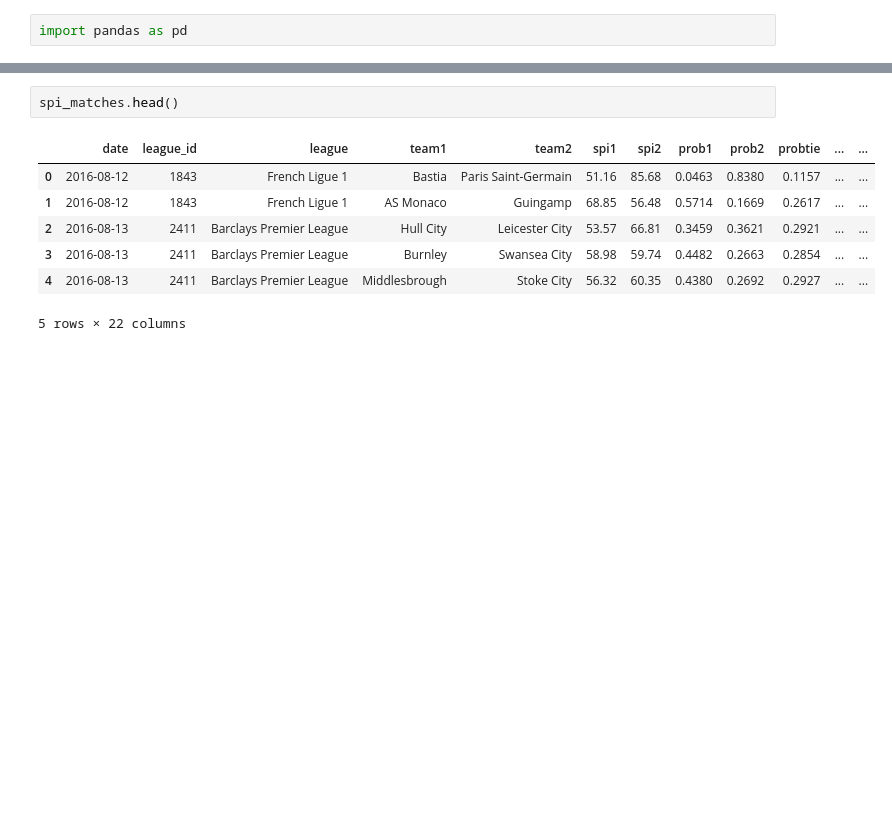
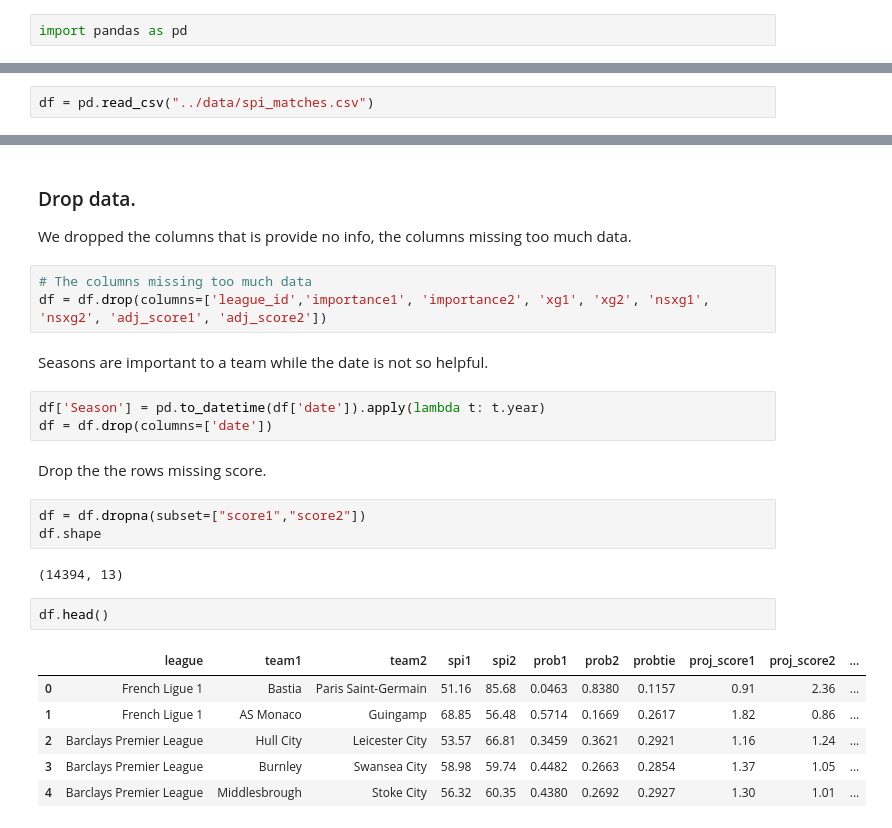
Before and after one commit to RuotingZheng/MajorLeague, a Jupyter notebook: notebook/MajorLeague.ipynb, the cells around one changed output, grey strips where cells are left out. Saved outputs shown, nothing was run; the diff lists cells and outputs as text; blank space fills up the shorter version.

```diff
--- a/notebook/MajorLeague.ipynb
+++ b/notebook/MajorLeague.ipynb
@@ -12,0 +14,2 @@ spi_rankings_intl = pd.read_csv("../data/spi_global_rankings_intl.csv")
+# %%
+df = pd.read_csv("../data/spi_matches.csv")
@@ -13,10 +55,27 @@ spi_rankings_intl = pd.read_csv("../data/spi_global_rankings_intl.csv")
+# %% [markdown]
+### Drop data.
+We dropped the columns that is provide no info, the columns missing too much data.
+# %%
+# The columns missing too much data
+df = df.drop(columns=['league_id','importance1', 'importance2', 'xg1', 'xg2', 'nsxg1', 'nsxg2', 'adj_score1', 'adj_score2'])
+# %% [markdown]
+Seasons are important to a team while the date is not so helpful.
+# %%
+df['Season'] = pd.to_datetime(df['date']).apply(lambda t: t.year)
+df = df.drop(columns=['date'])
+# %% [markdown]
+Drop the the rows missing score.
+# %%
+df = df.dropna(subset=["score1","score2"])
+df.shape
+# %% [output]
+(14394, 13)
 # %%
-spi_matches.head()
+df.head()
 # %% [output]
-|  | date | league_id | league | team1 | team2 | spi1 | spi2 | prob1 | prob2 | probtie | ... | ... |
-| 0 | 2016-08-12 | 1843 | French Ligue 1 | Bastia | Paris Saint-Germain | 51.16 | 85.68 | 0.0463 | 0.8380 | 0.1157 | ... | ... |
-| 1 | 2016-08-12 | 1843 | French Ligue 1 | AS Monaco | Guingamp | 68.85 | 56.48 | 0.5714 | 0.1669 | 0.2617 | ... | ... |
-| 2 | 2016-08-13 | 2411 | Barclays Premier League | Hull City | Leicester City | 53.57 | 66.81 | 0.3459 | 0.3621 | 0.2921 | ... | ... |
-| 3 | 2016-08-13 | 2411 | Barclays Premier League | Burnley | Swansea City | 58.98 | 59.74 | 0.4482 | 0.2663 | 0.2854 | ... | ... |
-| 4 | 2016-08-13 | 2411 | Barclays Premier League | Middlesbrough | Stoke City | 56.32 | 60.35 | 0.4380 | 0.2692 | 0.2927 | ... | ... |
+|  | league | team1 | team2 | spi1 | spi2 | prob1 | prob2 | probtie | proj_score1 | proj_score2 | ... |
+| 0 | French Ligue 1 | Bastia | Paris Saint-Germain | 51.16 | 85.68 | 0.0463 | 0.8380 | 0.1157 | 0.91 | 2.36 | ... |
+| 1 | French Ligue 1 | AS Monaco | Guingamp | 68.85 | 56.48 | 0.5714 | 0.1669 | 0.2617 | 1.82 | 0.86 | ... |
+| 2 | Barclays Premier League | Hull City | Leicester City | 53.57 | 66.81 | 0.3459 | 0.3621 | 0.2921 | 1.16 | 1.24 | ... |
+| 3 | Barclays Premier League | Burnley | Swansea City | 58.98 | 59.74 | 0.4482 | 0.2663 | 0.2854 | 1.37 | 1.05 | ... |
+| 4 | Barclays Premier League | Middlesbrough | Stoke City | 56.32 | 60.35 | 0.4380 | 0.2692 | 0.2927 | 1.30 | 1.01 | ... |
-5 rows × 22 columns
```
Also changed, not shown: parts of 29 cells of this notebook.
